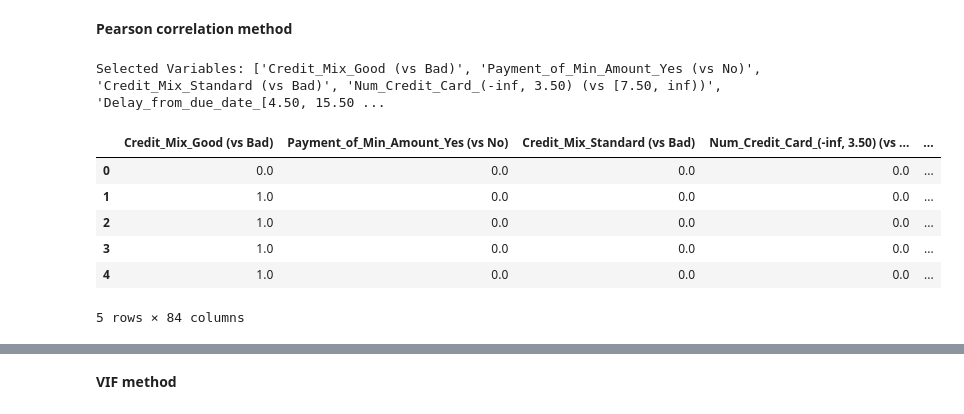
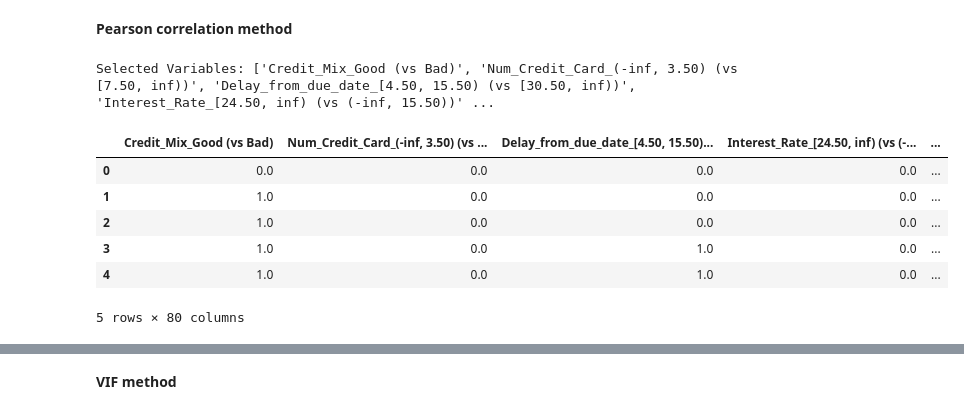
Before and after one commit to Imadberkani/scorescanner, a Jupyter notebook: tutorials/credit_score_classification.ipynb, the cells around one changed output, grey strips where cells are left out. Cells and saved outputs as stored; diff of their text form; code cells hidden in the pictures.

```diff
--- a/tutorials/credit_score_classification.ipynb
+++ b/tutorials/credit_score_classification.ipynb
@@ -470,12 +479,12 @@ column_dict = {
     "Num_of_Delayed_Payment": "[20.50, inf)",
     "Annual_Income": "(-inf, 10270.89)",
     "Credit_Utilization_Ratio": "[24.50, inf)",
-    "Interest_Rate": "(-inf, 15.50)",
+    "Interest_Rate": "[24.50, inf)",
     "Num_Bank_Accounts": "[8.50, inf)",
     "Outstanding_Debt": "[1500.01, inf)",
 }
 # Initializing the DataPreparerForLogisticRegression
-data_preparer = logisticregressionpreparer(
+data_preparer = refcatencoder(
     columns=[col for col in features], column_dict=column_dict
 )
 # Applying the data preparation steps
@@ -632,29 +649,31 @@ print(json.dumps(data, indent=3))
 # %%
 # Initializing variableselector class
 selector_pearson = variableselector(
     target="ovr_target", corr_threshold=0.3, metric="pearson", use_vif=False
 )
 
 # Fitting variableselector to data
 selector_pearson.fit(prepared_df.drop(columns=["Credit_Score"]))
 
 # Selected variables
 print("Selected Variables:", selector_pearson.selected_variables)
 
 # Filtering data to selected variables
-selected_features_df = selector_pearson.transform(prepared_df.drop(columns=["Credit_Score"]))
+selected_features_df = selector_pearson.transform(
+    prepared_df.drop(columns=["Credit_Score"])
+)
 
 
 selected_features_df.head()
 # %% [output]
-Selected Variables: ['Credit_Mix_Good (vs Bad)', 'Payment_of_Min_Amount_Yes (vs No)', 'Credit_Mix_Standard (vs Bad)', 'Num_Credit_Card_(-inf, 3.50) (vs [7.50, inf))', 'Delay_from_due_date_[4.50, 15.50 ...
+Selected Variables: ['Credit_Mix_Good (vs Bad)', 'Num_Credit_Card_(-inf, 3.50) (vs [7.50, inf))', 'Delay_from_due_date_[4.50, 15.50) (vs [30.50, inf))', 'Interest_Rate_[24.50, inf) (vs (-inf, 15.50))' ...
-|  | Credit_Mix_Good (vs Bad) | Payment_of_Min_Amount_Yes (vs No) | Credit_Mix_Standard (vs Bad) | Num_Credit_Card_(-inf, 3.50) (vs ... | ... |
+|  | Credit_Mix_Good (vs Bad) | Num_Credit_Card_(-inf, 3.50) (vs ... | Delay_from_due_date_[4.50, 15.50)... | Interest_Rate_[24.50, inf) (vs (-... | ... |
 | 0 | 0.0 | 0.0 | 0.0 | 0.0 | ... |
 | 1 | 1.0 | 0.0 | 0.0 | 0.0 | ... |
 | 2 | 1.0 | 0.0 | 0.0 | 0.0 | ... |
-| 3 | 1.0 | 0.0 | 0.0 | 0.0 | ... |
-| 4 | 1.0 | 0.0 | 0.0 | 0.0 | ... |
+| 3 | 1.0 | 0.0 | 1.0 | 0.0 | ... |
+| 4 | 1.0 | 0.0 | 1.0 | 0.0 | ... |
-5 rows × 84 columns
+5 rows × 80 columns
 # %%
 with open("eliminated_variables_info.json", 'r') as file:
     data = json.load(file)
```
Also changed, not shown: parts of 30 cells of this notebook.
